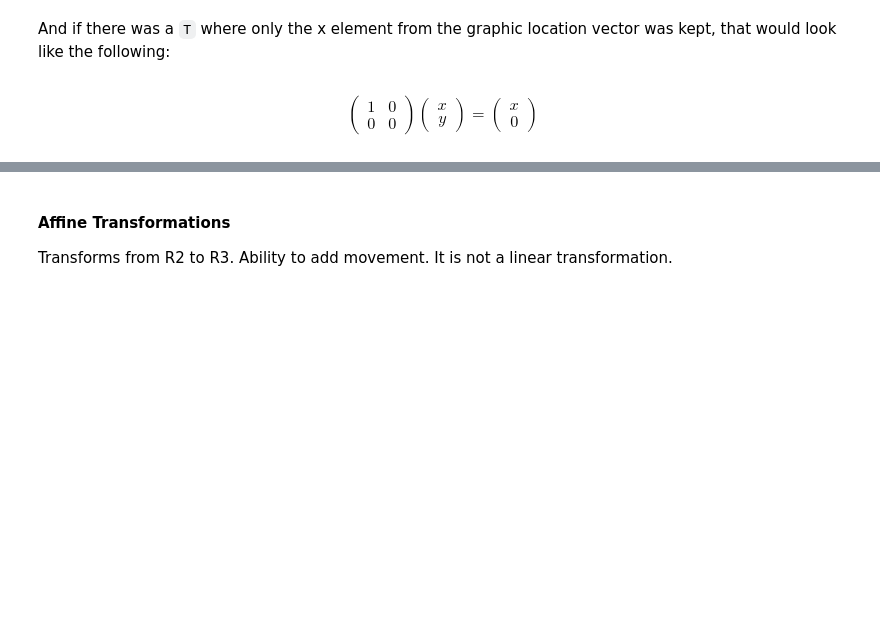
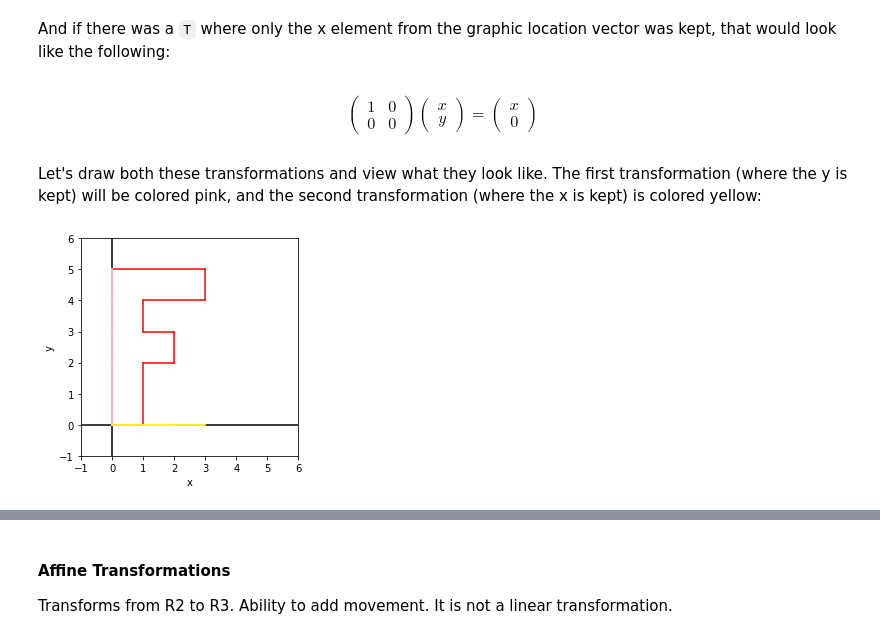
Before and after one commit to shahzeb1/notebook, a Jupyter notebook: linear-algebra/matrices-in-computer-graphics.ipynb, the cells around one changed output, grey strips where cells are left out. Cells and saved outputs as stored; diff of their text form; code cells hidden in the pictures; blank space fills up the shorter version.

```diff
--- a/linear-algebra/matrices-in-computer-graphics.ipynb
+++ b/linear-algebra/matrices-in-computer-graphics.ipynb
@@ -593,3 +593,15 @@ $$
 \left({\begin{array}{cc} x \\ y \end{array}}\right) =
 \left({\begin{array}{cc} x \\ 0 \end{array}}\right)
 $$
+# %% [markdown]
+Let's draw both these transformations and view what they look like. The first transformation (where the y is kept) will be colored pink, and the second transformation (where the x is kept) is colored yellow:
+# %%
+yKeepMatrix = np.array([[0,0], # define the T where y is kept
+                        [0,1]])
+xKeepMatrix = np.array([[1,0], # define the T where x is kept
+                        [0,0]])
+yKeep = np.matmul(fShape, yKeepMatrix); # do the matrix mult
+xKeep = np.matmul(fShape, xKeepMatrix); # do the matrix mult
+drawVector([[fShape, "red"],[yKeep, "pink"], [xKeep, "yellow"]], 6)
+# %% [output]
+[figure, added]
```
Also changed, not shown: parts of 3 cells of this notebook.
